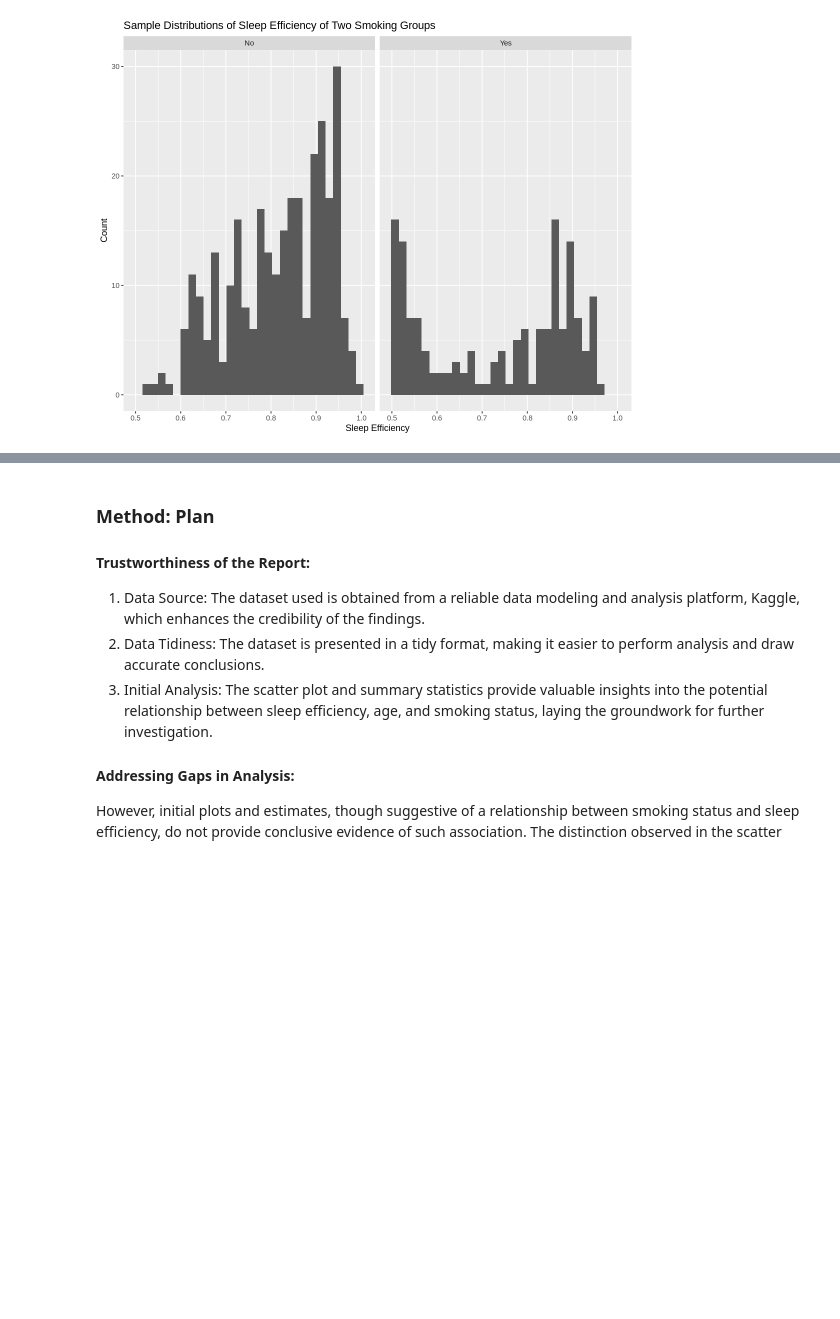
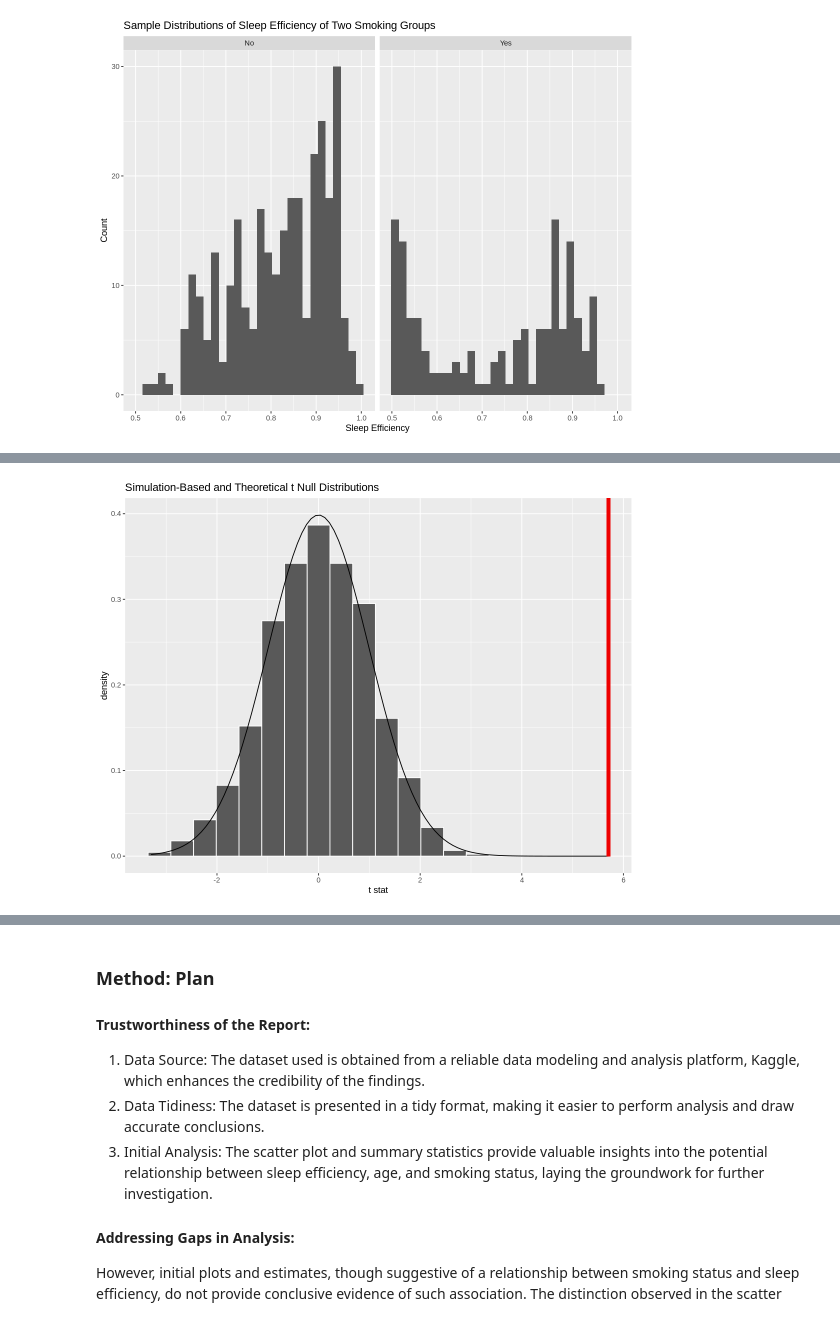
Before and after one commit to ritishaj/Does-smoking-status-affect-sleeping-efficiency-, a Jupyter notebook: Final Report.ipynb, the cells around one changed output, grey strips where cells are left out. Saved outputs shown, nothing was run; the diff lists cells and outputs as text; code cells hidden in the pictures; blank space fills up the shorter version.

```diff
--- a/Final Report.ipynb
+++ b/Final Report.ipynb
@@ -151,3 +151,13 @@ sample_dis
 # %% [output]
 `stat_bin()` using `bins = 30`. Pick better value with `binwidth`.
 [figure]
+# %%
+# Theory-based Hypothesis testing of difference in means, at 5% significance level.
+
+# Calculate the observed t-statistic
+
+obs_two_sample_t <- se_useful %>%
+  specify(formula = Sleep_efficiency ~ Smoking_status) %>%
+  calculate(stat = "t", order = c("No", "Yes"))
+
+obs_two_sample_t
@@ -153,0 +169,15 @@ sample_dis
+# %%
+# Construct null distribution of t
+
+null_distribution_t <- se_useful %>%
+  specify(formula = Sleep_efficiency ~ Smoking_status) %>%
+  hypothesize(null = "independence") %>%
+  generate(reps = 1000, type = "permute") %>%
+  calculate(stat = "t", order = c("No", "Yes"))
+
+# Visualize the null distribution of t along with the t-distribution curve with degree of freedom = 298 + 154 - 2 = 450
+# Include our observed t-statistic into the plot and shade the p-value
+
+visualize(null_distribution_t, method = "both")+
+    shade_p_value(obs_stat = obs_two_sample_t, direction = "right")
+# %% [output]
@@ -153,0 +186 @@ sample_dis
+[figure, added]
```
Also changed, not shown: parts of 11 cells of this notebook.
